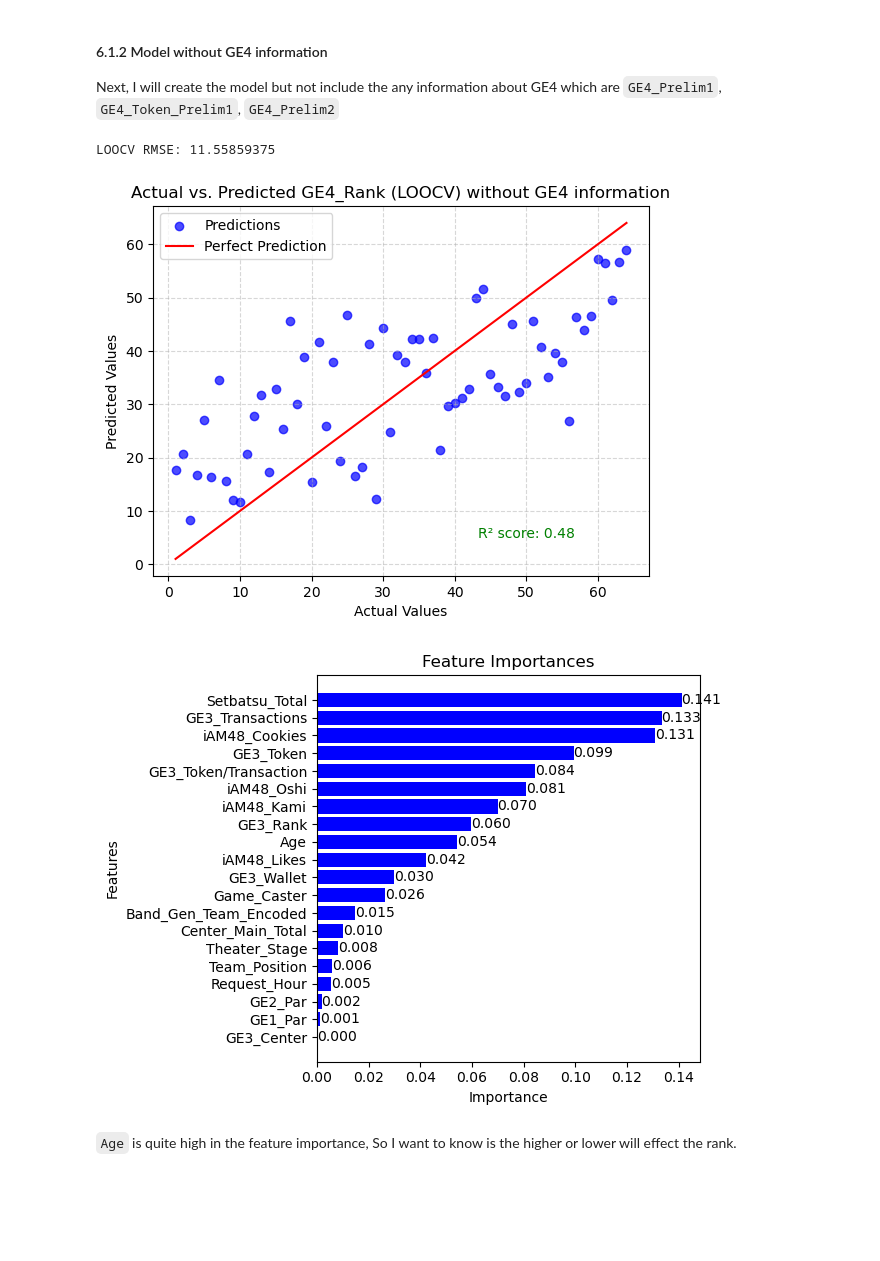
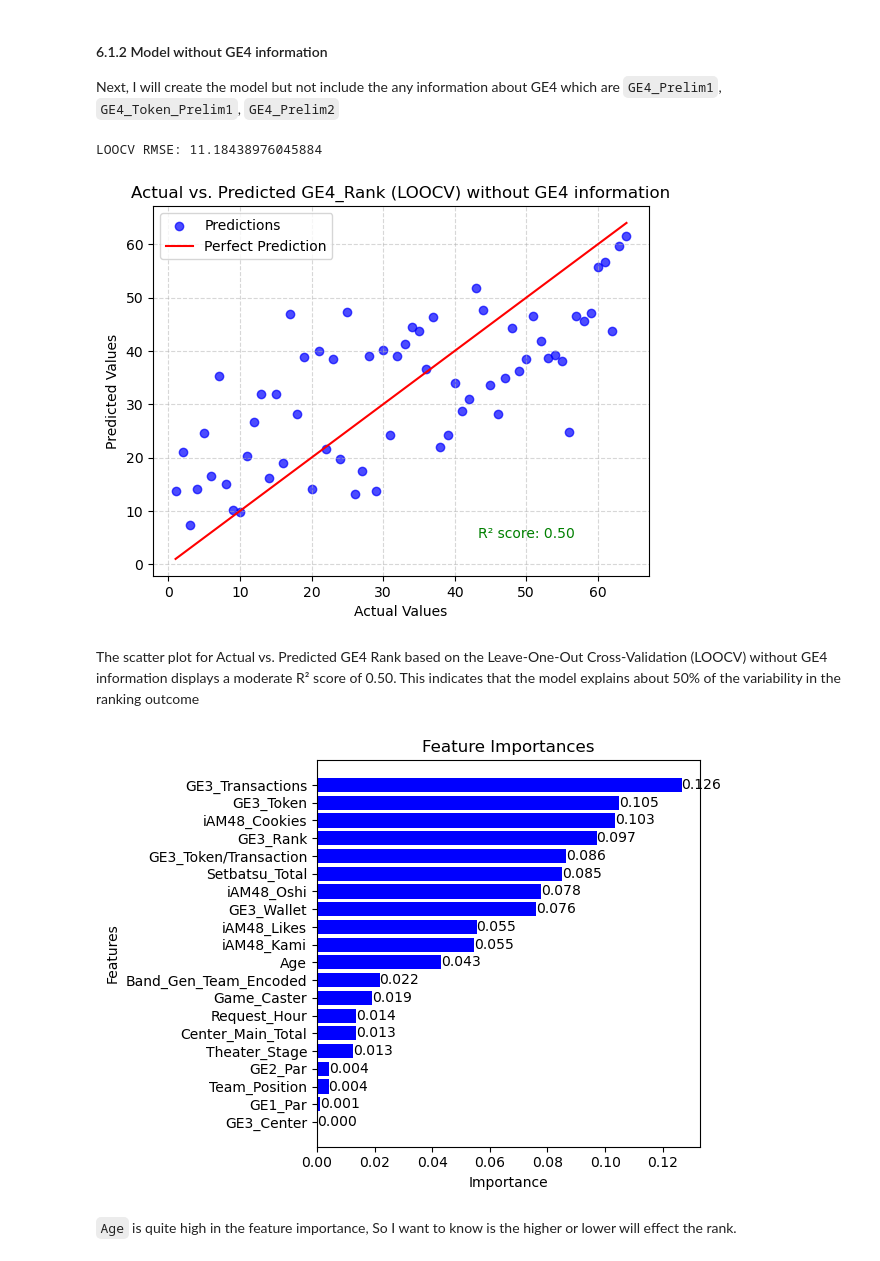
Before and after one commit to vk-poonyakanok/BNK48_CGM48_GE4_Analysis, a Jupyter notebook: BNK48_CGM48_GE4_predictive_analysis.ipynb, the cells around one changed output. Cells and saved outputs as stored; diff of their text form; code cells hidden in the pictures; blank space fills up the shorter version.

```diff
--- a/BNK48_CGM48_GE4_predictive_analysis.ipynb
+++ b/BNK48_CGM48_GE4_predictive_analysis.ipynb
@@ -521,11 +521,21 @@ Next, I will create the model but not include the any information about GE4 whic
 # Update the feature matrix X
 X_noGE4 = df.drop(['GE4_Rank', 'GE4_Position','GE4_Prelim1', 'GE4_Token_Prelim1', 'GE4_Prelim2'], axis=1)
 # %%
-# Initialize the model
-rf_regressor = RandomForestRegressor(random_state=42)
+# Best parameters from Optuna
+best_params = {
+    'n_estimators': 247,
+    'max_depth': 15,
+    'min_samples_split': 5,
+    'min_samples_leaf': 1,
+    'max_features': 'log2',
+    'bootstrap': False
+}
+
+# Initialize the model with the best parameters
+rf_regressor = RandomForestRegressor(random_state=42, **best_params)
 
 # Leave-One-Out Cross-Validation
 loocv_rmse_scores = evaluate_model(rf_regressor, X_noGE4, y_rank, LeaveOneOut())
 print("LOOCV RMSE:", np.mean(loocv_rmse_scores))
 # %% [output]
-LOOCV RMSE: 11.55859375
+LOOCV RMSE: 11.18438976045884
@@ -532,15 +578,16 @@ LOOCV RMSE: 11.55859375
 # %%
 # Plotting Actual vs Predicted values
-model = RandomForestRegressor(random_state=42)
-r2_score = perform_loocv_and_plot(model, X_noGE4, y_rank, 'Actual vs. Predicted GE4_Rank (LOOCV) without GE4 information')
+r2_score = perform_loocv_and_plot(rf_regressor, X_noGE4, y_rank, 'Actual vs. Predicted GE4_Rank (LOOCV) without GE4 information')
 # %% [output]
-[figure, old version]
+[figure, new version]
+# %% [markdown]
+The scatter plot for Actual vs. Predicted GE4 Rank based on the Leave-One-Out Cross-Validation (LOOCV) without GE4 information displays a moderate R² score of 0.50. This indicates that the model explains about 50% of the variability in the ranking outcome
 # %%
 # Feature Importance Plot
 rf_regressor.fit(X_noGE4, y_rank)
 plot_feature_importances(rf_regressor, X_noGE4.columns)
 # %% [output]
-[figure, old version]
+[figure, new version]
 # %% [markdown]
 `Age` is quite high in the feature importance, So I want to know is the higher or lower will effect the rank.
 # %%
```
Also changed, not shown: parts of 14 cells of this notebook.
